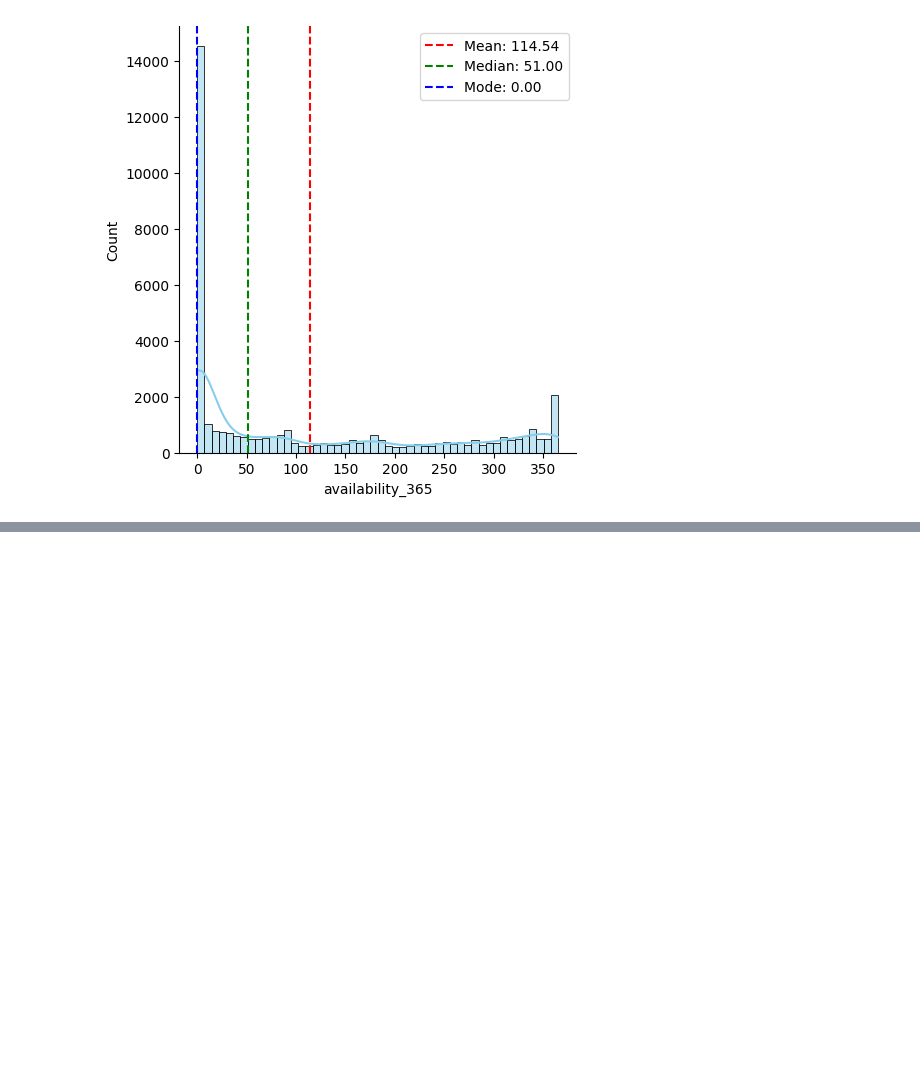
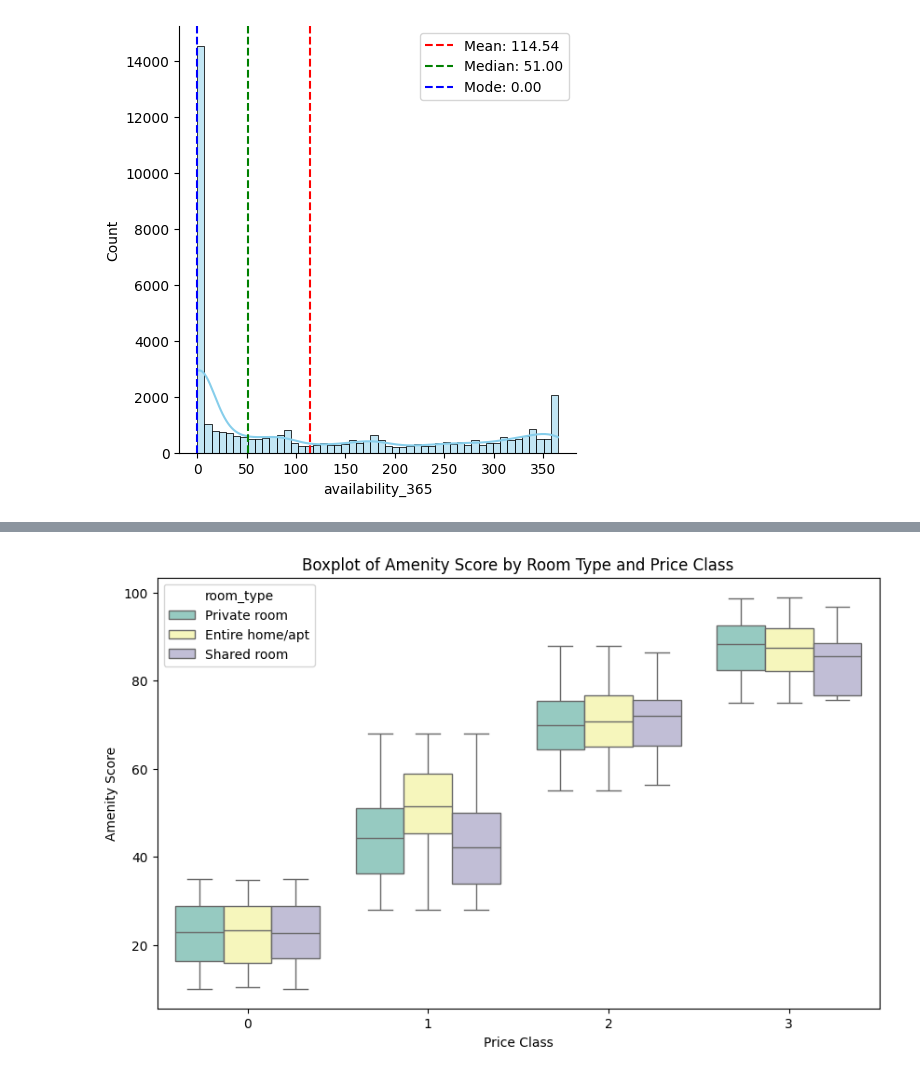
Before and after one commit to rana-taqveem/ms-ai, a Jupyter notebook: 600/assignment_01/main.ipynb, the cells around one changed output, grey strips where cells are left out. Cells and saved outputs as stored; diff of their text form; code cells hidden in the pictures; blank space fills up the shorter version.

```diff
--- a/600/assignment_01/main.ipynb
+++ b/600/assignment_01/main.ipynb
@@ -153,3 +196,13 @@ plot_feature_distribution('availability_365')
+# %%
+plt.figure(figsize=(10,6))
+sns.boxplot(x='price_class', y='amenity_score', data=df_eda, hue='room_type', palette='Set3')
+
+plt.title('Boxplot of Amenity Score by Room Type and Price Class')
+plt.xlabel('Price Class')
+plt.ylabel('Amenity Score')
+plt.show()
+# %% [output]
+[figure, added]
 # %%
 categorical_col_pipeline = Pipeline(steps=[
     ('mode_impute', SimpleImputer(strategy='most_frequent', add_indicator=True)),
```
Also changed, not shown: parts of 16 cells of this notebook, 7 other files.
